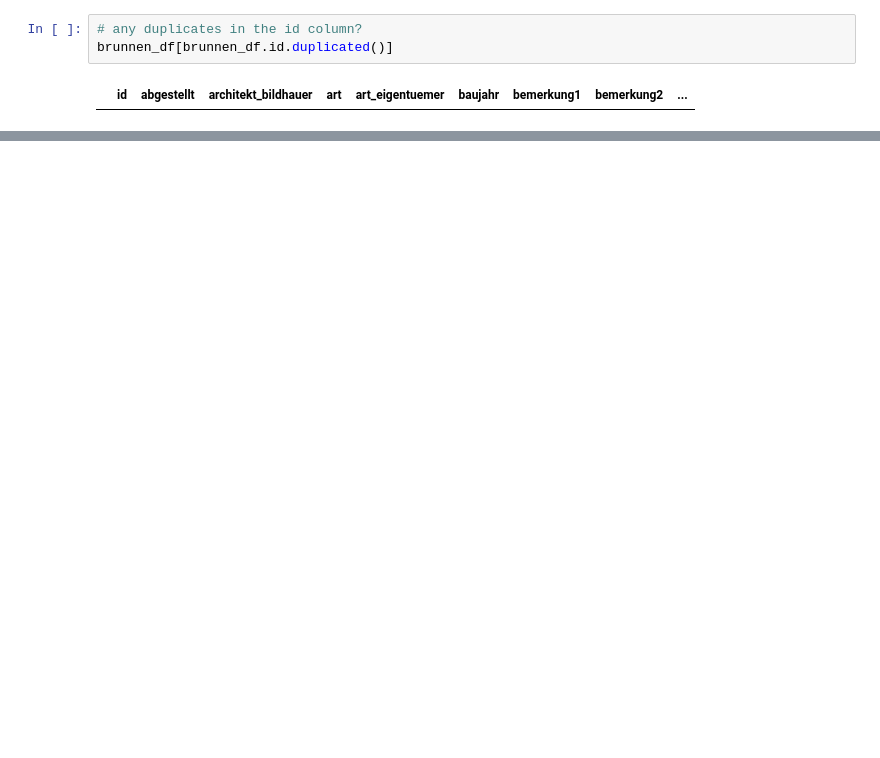
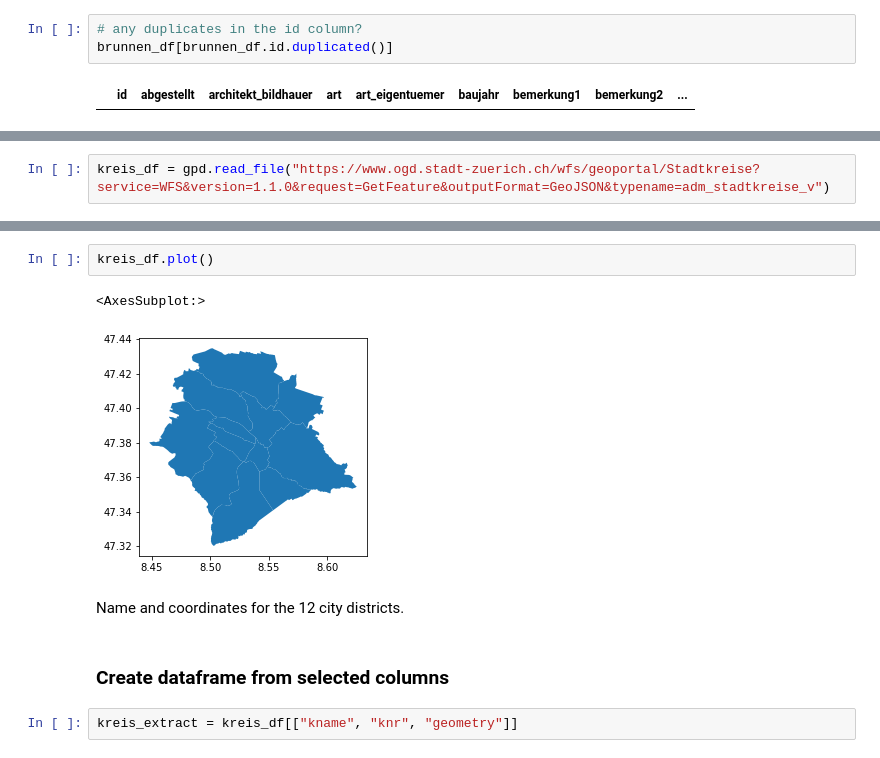
Before and after one commit to annamandoki/data_preparation_in_python, a Jupyter notebook: Water_fountains_ZH.ipynb, the cells around one changed output, grey strips where cells are left out. Drawn from its saved outputs; the diff is of its cells as text; blank space fills up the shorter version.

```diff
--- a/Water_fountains_ZH.ipynb
+++ b/Water_fountains_ZH.ipynb
@@ -205,0 +266,2 @@ memory usage: 110.1+ KB
+# %%
+kreis_df = gpd.read_file("https://www.ogd.stadt-zuerich.ch/wfs/geoportal/Stadtkreise?service=WFS&version=1.1.0&request=GetFeature&outputFormat=GeoJSON&typename=adm_stadtkreise_v")
@@ -205,0 +299,11 @@ memory usage: 110.1+ KB
+# %%
+kreis_df.plot()
+# %% [output]
+<AxesSubplot:>
+[figure, added]
+# %% [markdown]
+Name and coordinates for the 12 city districts.
+# %% [markdown]
+### Create dataframe from selected columns
+# %%
+kreis_extract = kreis_df[["kname", "knr", "geometry"]]
```
Also changed, not shown: parts of 50 cells of this notebook.
